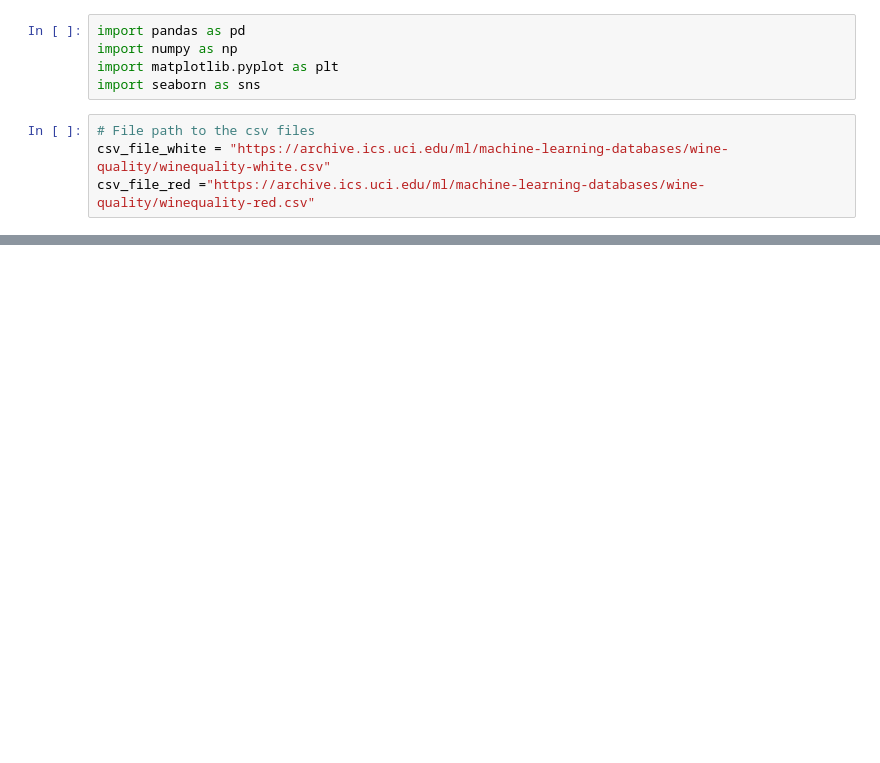
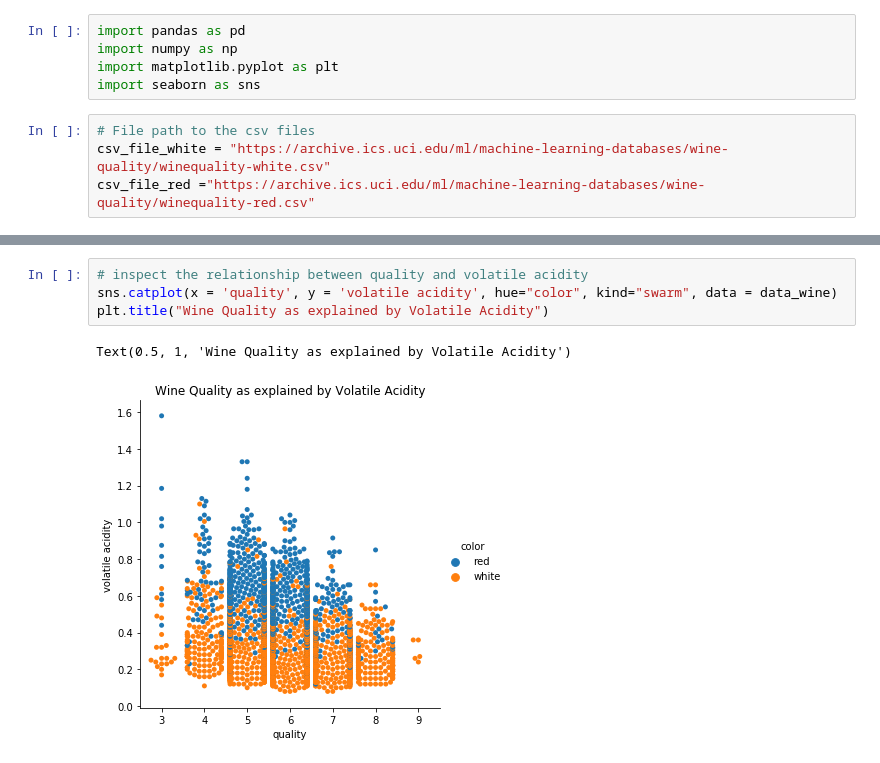
Before and after one commit to mdragt/WineQuality, a Jupyter notebook: Predict Wine Quality.ipynb, the cells around one changed output, grey strips where cells are left out. Cells and saved outputs as stored; diff of their text form; blank space fills up the shorter version.

```diff
--- a/Predict Wine Quality.ipynb
+++ b/Predict Wine Quality.ipynb
@@ -201,0 +184,7 @@ df.to_csv('winedata.csv', index = False)
+# %%
+# inspect the relationship between quality and volatile acidity
+sns.catplot(x = 'quality', y = 'volatile acidity', hue="color", kind="swarm", data = data_wine)
+plt.title("Wine Quality as explained by Volatile Acidity")
+# %% [output]
+Text(0.5, 1, 'Wine Quality as explained by Volatile Acidity')
+[figure, added]
```
Also changed, not shown: parts of 43 cells of this notebook, 1 other file.
